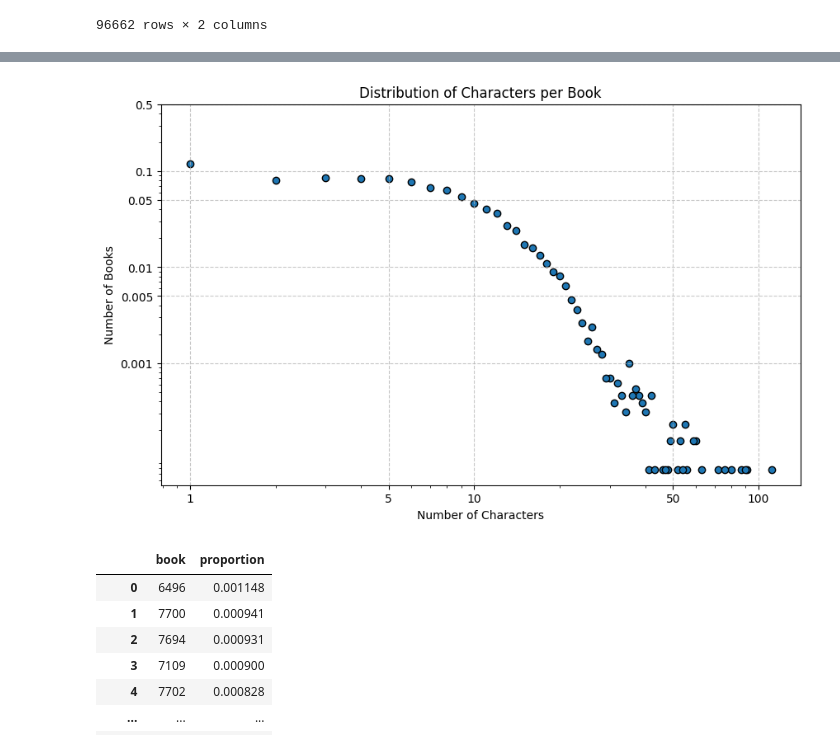
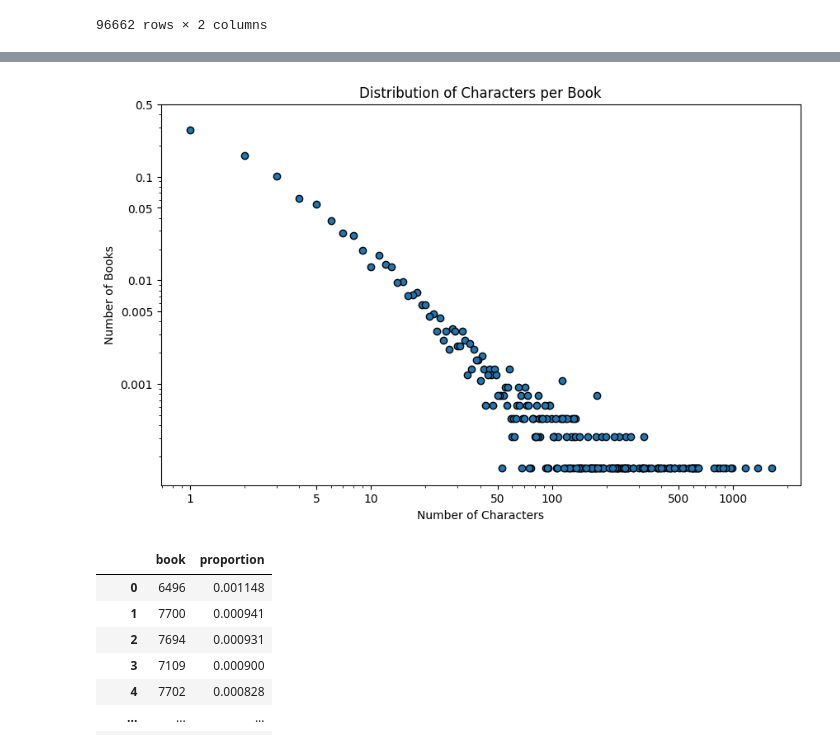
Before and after one commit to alejomaar/Network-Science-for-Data-Analytics, a Jupyter notebook: mini_project/notebook.ipynb, the cells around one changed output, grey strips where cells are left out. Drawn from its saved outputs; the diff is of its cells as text; code cells hidden in the pictures.

Commit message:
feat: add dist plot

```diff
--- a/mini_project/notebook.ipynb
+++ b/mini_project/notebook.ipynb
@@ -107,33 +140,33 @@ edges_df
 # %%
 import matplotlib.pyplot as plt
-
+#character
 # Calculate the number of unique characters per book
-char_count_per_book = edges_df.groupby('book')['character'].nunique()
+char_count_per_book = edges_df.groupby('character')['book'].nunique()
 
 # Create a DataFrame for plotting, counting the number of books for each unique character count
 plot_data = char_count_per_book.value_counts().reset_index()
 plot_data.columns = ['num_characters', 'num_books']
 
 # Create the scatter plot
 plt.figure(figsize=[10, 6])
 plt.scatter(plot_data['num_characters'], plot_data['num_books']/plot_data['num_books'].sum(), edgecolor='black')
 plt.xlabel('Number of Characters')
 plt.ylabel('Number of Books')
 # Applying log scale
 plt.xscale('log')
 plt.yscale('log')
 
 # Set specific tick marks
-x_ticks = [1, 5, 10, 50, 100]
+x_ticks = [1, 5, 10, 50, 100,500,1000]
 y_ticks = [0.001, 0.005, 0.01, 0.05, 0.1,0.5]
 plt.xticks(x_ticks, labels=x_ticks)
 plt.yticks(y_ticks, labels=y_ticks)
 
 plt.title('Distribution of Characters per Book')
-plt.grid(True, linestyle='--', alpha=0.7)
+#plt.grid(True, linestyle='--', alpha=0.7)
 plt.show()
 # %% [output]
-[figure, old version]
+[figure, new version]
 # %%
 # frequency of books (pandas Series)
 frequency_of_books =edges_df['book'].value_counts(normalize=True).reset_index()
```
Also changed, not shown: parts of 1 cell of this notebook.
